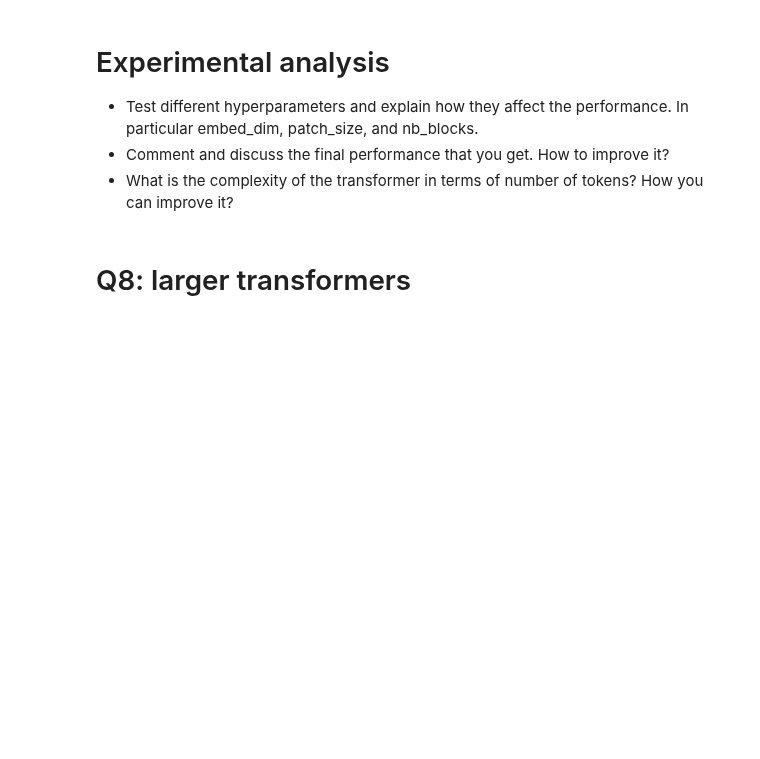
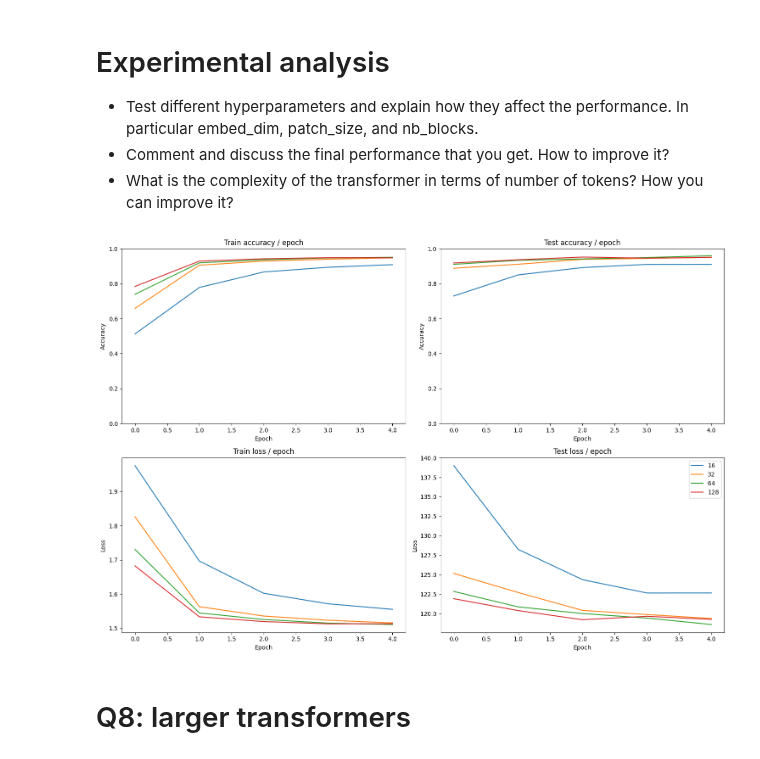
Before and after one commit to CharlesAttend/M2-DAC, a Jupyter notebook: RDFIA/TME/TME5/1_e_Transformers.ipynb, the cells around one changed output. Cells and saved outputs as stored; diff of their text form; code cells hidden in the pictures; blank space fills up the shorter version.

```diff
--- a/RDFIA/TME/TME5/1_e_Transformers.ipynb
+++ b/RDFIA/TME/TME5/1_e_Transformers.ipynb
@@ -117,7 +118,7 @@ Code a MLP with one hidden layer. Note that the input and output dimensions will
 class MLP(nn.Module):
   def __init__(self, in_features, hid_features):
     super().__init__()
-    self.seq = nn.Sequential(nn.Linear(in_features, é), nn.GELU(), nn.Linear(hid_features, in_features))
+    self.seq = nn.Sequential(nn.Linear(in_features, hid_features), nn.GELU(), nn.Linear(hid_features, in_features))
 
   def forward(self, x):
     return self.seq(x)
@@ -417,20 +449,19 @@ ViT(128, 3, 7)(torch.randn(32, 1, 28, 28)).shape
 A quick function to evaluate our model:
 # %%
 @torch.no_grad()
-def eval_model(model, loader):
+def eval_model(model, loader, num_classes):
   model.eval()
-  acc = 0.
-  c = 0
+  acc = torchmetrics.classification.Accuracy(task="multiclass", num_classes=num_classes).cuda()
+  loss = 0
 
   for x, y in loader:
     x, y = x.cuda(), y.cuda()
     yhat = model(x)
-
-    acc += torch.sum(yhat.argmax(dim=1) == y).cpu().item()
-    c += len(x)
+    loss += F.cross_entropy(yhat, y)
+    acc(yhat.argmax(dim=1), y)
 
   model.train()
-  return round(100 * acc / c, 2)
+  return loss.item(), acc.compute().item()
 # %% [markdown]
 And run! Feel free to try other hyperparameters.
 # %%
@@ -467,6 +509,45 @@ print(f"Test accuracy: {acc}")
 - Test different hyperparameters and explain how they affect the performance. In particular embed_dim, patch_size, and nb_blocks.
 - Comment and discuss the final performance that you get. How to improve it?
 -  What is the complexity of the transformer in terms of number of tokens? How you can improve it?
+# %%
+plot_optimizers = {}
+for embed_dim in [16,32,64,128]:
+    stats = main(epochs=5, embed_dim=embed_dim)
+    plot_optimizers[embed_dim] = stats
+# %%
+fig, ax = plt.subplots(2, 2, figsize=(15, 10))
+ax = ax.flatten()
+
+for opt, values in plot_optimizers.items():
+    ax[0].plot(values[0], label=f"{opt}")
+    ax[1].plot(values[1], label=f"{opt}")
+    ax[2].plot(values[2], label=f"{opt}")
+    ax[3].plot(values[3], label=f"{opt}")
+
+ax[0].set_title("Train accuracy / epoch")
+ax[0].set_xlabel("Epoch")
+ax[0].set_ylabel("Accuracy")
+ax[0].set_ylim([0, 1])
+
+ax[1].set_title("Test accuracy / epoch")
+ax[1].set_xlabel("Epoch")
+ax[1].set_ylabel("Accuracy")
+ax[1].set_ylim([0, 1])
+
+ax[2].set_title("Train loss / epoch")
+ax[2].set_xlabel("Epoch")
+ax[2].set_ylabel("Loss")
+
+ax[3].set_title("Test loss / epoch")
+ax[3].set_xlabel("Epoch")
+ax[3].set_ylabel("Loss")
+
+plt.legend()
+plt.tight_layout()
+plt.savefig("embed_dim_influence.pdf", dpi=100, bbox_inches="tight")
+plt.show()
+# %% [output]
+[figure, added]
 # %% [markdown]
 # Q8: larger transformers
 # %% [markdown]
```
Also changed, not shown: parts of 17 cells of this notebook, 2 other files.
